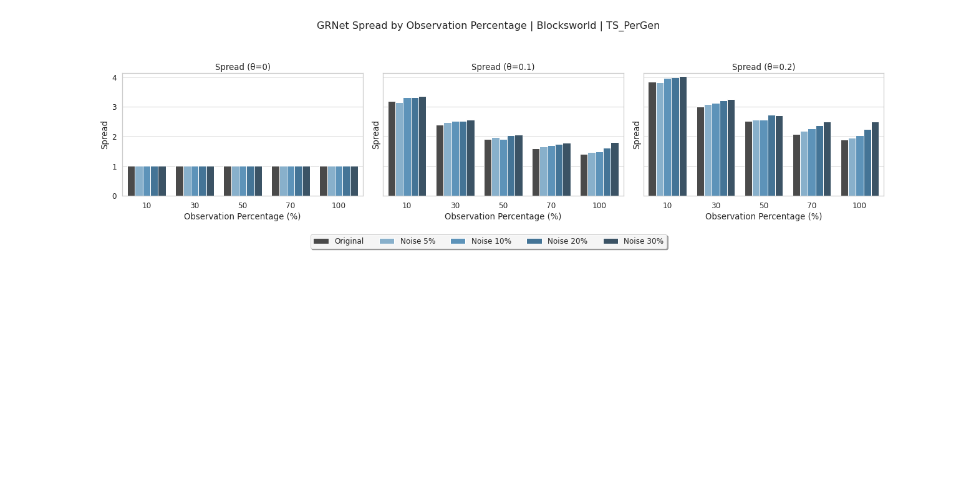
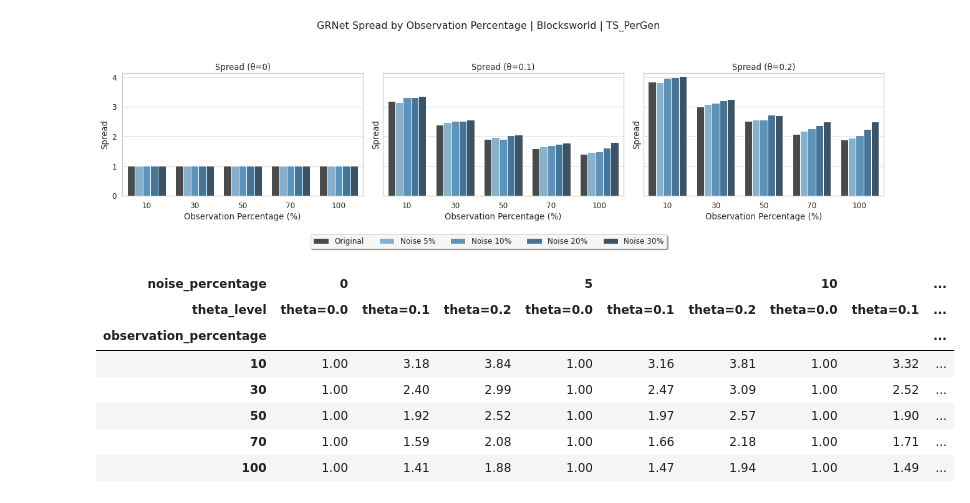
Before and after one commit to MechaMic38/GRNet, a Jupyter notebook: code/GRNet_approach.ipynb, the cells around one changed output. Cells and saved outputs as stored; diff of their text form; code cells hidden in the pictures; blank space fills up the shorter version.

```diff
--- a/code/GRNet_approach.ipynb
+++ b/code/GRNet_approach.ipynb
@@ -2004,3 +2123,55 @@ plt.tight_layout(rect=[0, 0.05, 1, 0.92])
 plt.show()
 # %% [output]
 [figure]
+# %%
+# Build the corresponding GR-Accuracy table for the combined results
+original_tmp_df = original_accuracy_df.copy()
+original_tmp_df["noise_percentage"] = 0
+
+combined_accuracy_df = pd.concat(
+    [original_tmp_df, noisy_accuracy_df],
+    ignore_index=True
+)
+
+# Build new dataframe for better visualization of theta-accuracies
+summary_rows = []
+for index, row in combined_accuracy_df.iterrows():
+    summary_rows.append({
+        'observation_percentage': row['observation_percentage'],
+        'noise_percentage': row['noise_percentage'],
+        'theta_level': "theta=0.0",
+        'spread': row["spread_0"]
+    })
+    summary_rows.append({
+        'observation_percentage': row['observation_percentage'],
+        'noise_percentage': row['noise_percentage'],
+        'theta_level': "theta=0.1",
+        'spread': row["spread_0.1"]
+    })
+    summary_rows.append({
+        'observation_percentage': row['observation_percentage'],
+        'noise_percentage': row['noise_percentage'],
+        'theta_level': "theta=0.2",
+        'spread': row["spread_0.2"]
+    })
+
+summary_df = pd.DataFrame(summary_rows)
+
+# Create a pivot table for better visualization
+pivot_table = summary_df.pivot_table(
+    index='observation_percentage',
+    columns=['noise_percentage', 'theta_level'],
+    values='spread'
+)
+pivot_table = pivot_table.applymap(lambda x: f"{x:.2f}")  # Round values for better readability
+
+pivot_table
+# %% [output]
+| noise_percentage | 0 |  |  | 5 |  |  | 10 |  | ... |
+| theta_level | theta=0.0 | theta=0.1 | theta=0.2 | theta=0.0 | theta=0.1 | theta=0.2 | theta=0.0 | theta=0.1 | ... |
+| observation_percentage |  |  |  |  |  |  |  |  | ... |
+| 10 | 1.00 | 3.18 | 3.84 | 1.00 | 3.16 | 3.81 | 1.00 | 3.32 | ... |
+| 30 | 1.00 | 2.40 | 2.99 | 1.00 | 2.47 | 3.09 | 1.00 | 2.52 | ... |
+| 50 | 1.00 | 1.92 | 2.52 | 1.00 | 1.97 | 2.57 | 1.00 | 1.90 | ... |
+| 70 | 1.00 | 1.59 | 2.08 | 1.00 | 1.66 | 2.18 | 1.00 | 1.71 | ... |
+| 100 | 1.00 | 1.41 | 1.88 | 1.00 | 1.47 | 1.94 | 1.00 | 1.49 | ... |
```
Also changed, not shown: parts of 6 cells of this notebook, 11 other files.
